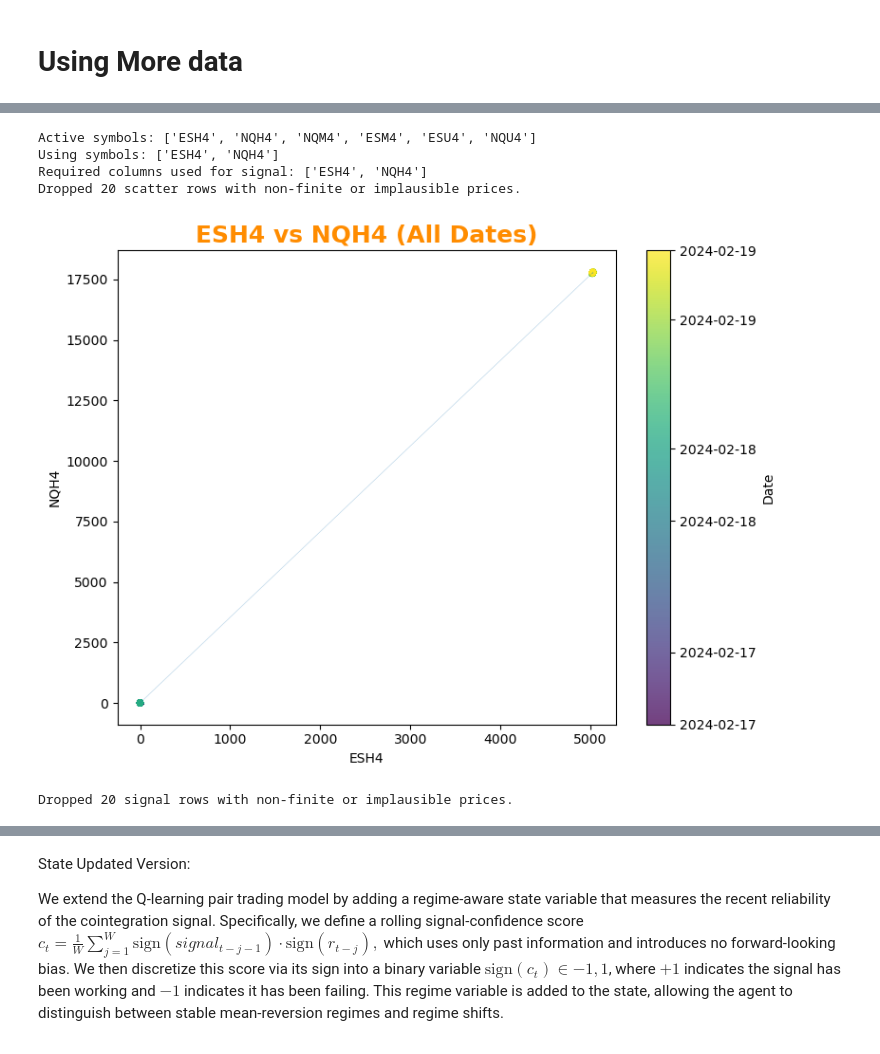
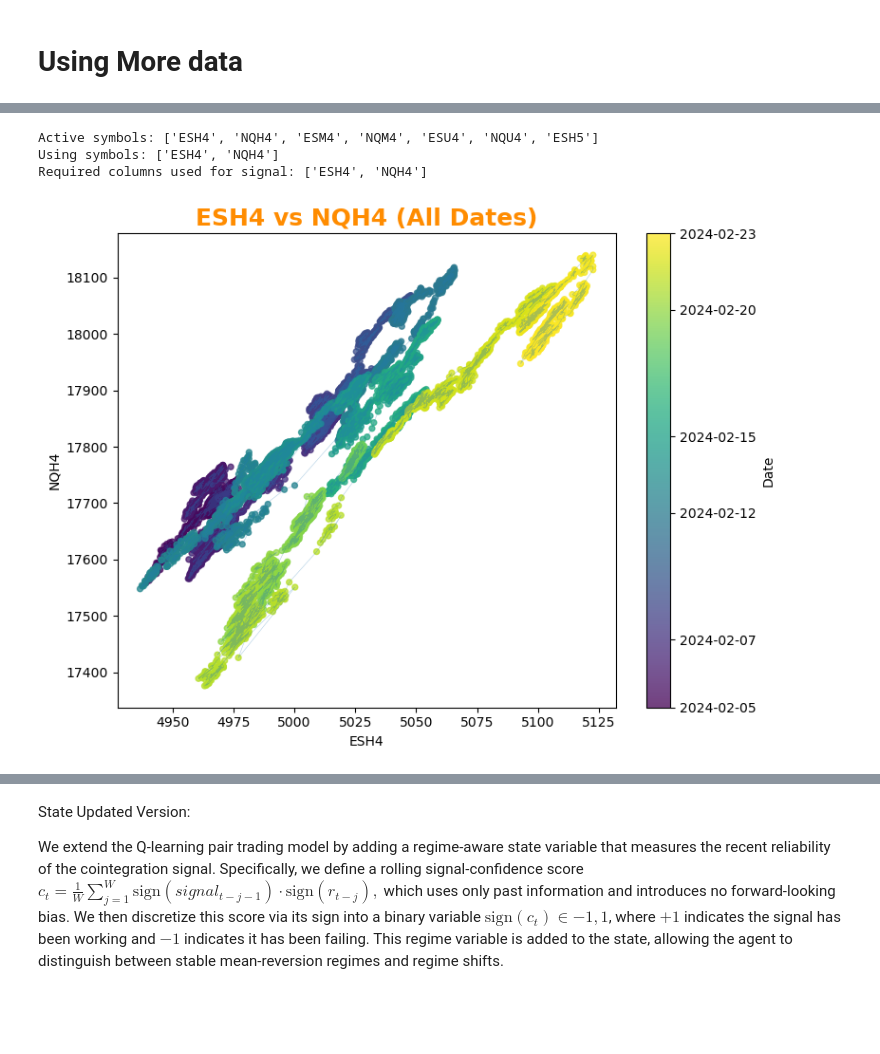
Before and after one commit to Cerinayao/RLHFT, a Jupyter notebook: notebooks/exploration.ipynb, the cells around one changed output, grey strips where cells are left out. Saved outputs shown, nothing was run; the diff lists cells and outputs as text; code cells hidden in the pictures; blank space fills up the shorter version.

```diff
--- a/notebooks/exploration.ipynb
+++ b/notebooks/exploration.ipynb
@@ -672,7 +672,7 @@ def run_multiday_pipeline_concat(
     print("Using symbols:", sym_active)
 
     # ---- (2) pull midprices for ALL dates and concat ----
-    dates = pd.date_range(start_date, end_date, freq="D")
+    dates = pd.date_range(start_date, end_date, freq="B")
     dates_q = [d.strftime("%Y.%m.%d") for d in dates]
 
     all_days = []
@@ -1070,21 +1048,19 @@ df_state_all
 # %%
 sym_active, df_mid_all, df_state_all = run_multiday_pipeline_concat(
     db,
-    start_date="2024-02-17",
-    end_date="2024-02-19",
-    date_active="2024.02.19",
+    start_date="2024-02-05",
+    end_date="2024-02-23",
+    date_active="2024.02.05",
     insts=("ES", "NQ"),
 )
 
 df_2 = build_discrete_2asset_input(
     df_state_all,
     col_a="ESH4",
     col_b="NQH4",
 )
 # %% [output]
-Active symbols: ['ESH4', 'NQH4', 'NQM4', 'ESM4', 'ESU4', 'NQU4']
+Active symbols: ['ESH4', 'NQH4', 'ESM4', 'NQM4', 'ESU4', 'NQU4', 'ESH5']
 Using symbols: ['ESH4', 'NQH4']
 Required columns used for signal: ['ESH4', 'NQH4']
-Dropped 20 scatter rows with non-finite or implausible prices.
-[figure, old version]
+[figure, new version]
-Dropped 20 signal rows with non-finite or implausible prices.
```
Also changed, not shown: parts of 14 cells of this notebook, 34 other files.
